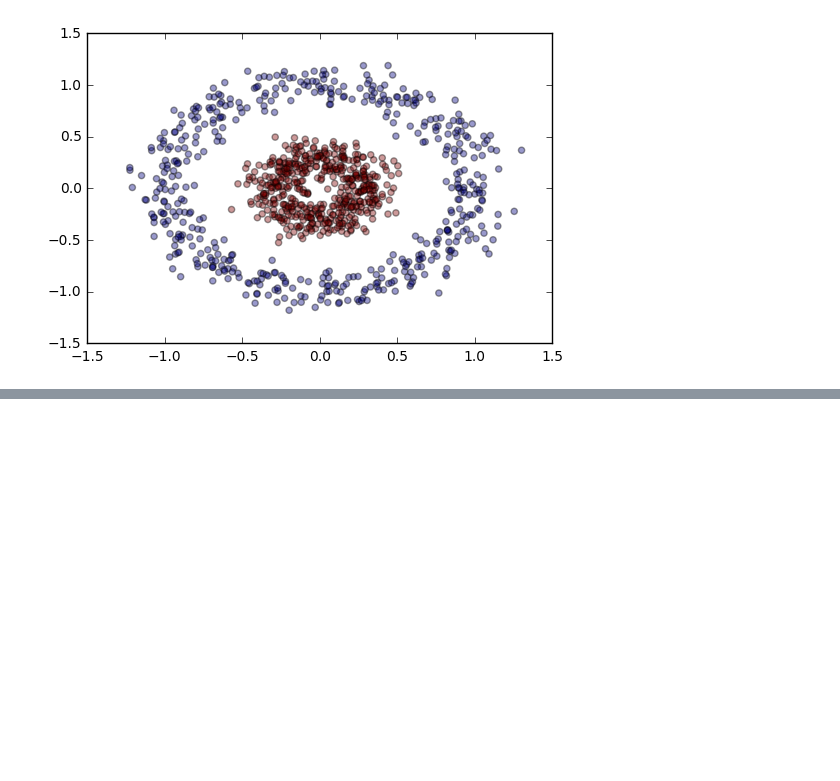
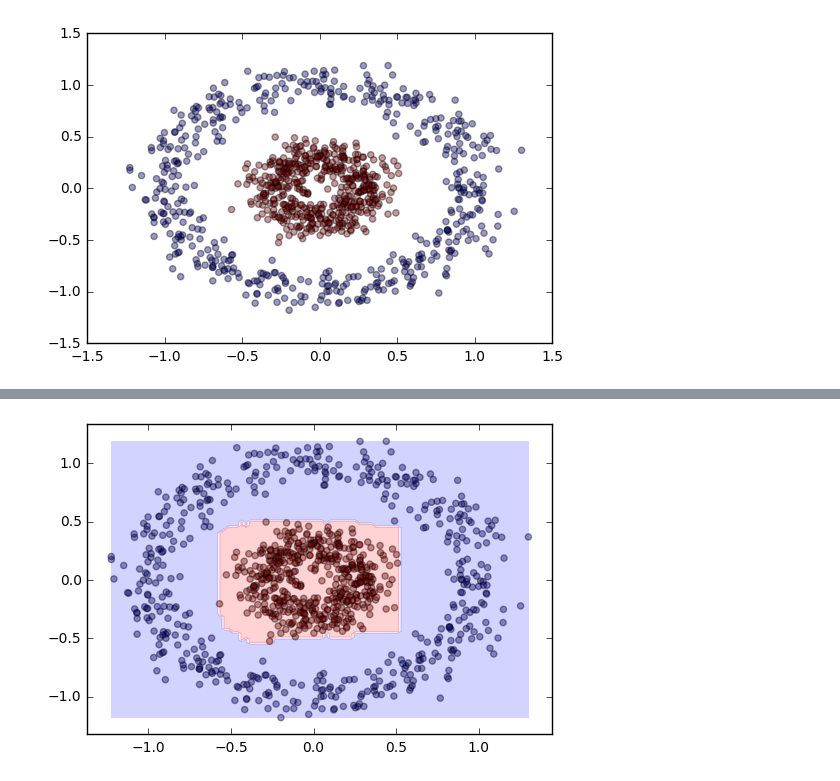
Before and after one commit to mzanetti79/ML-INFN, a Jupyter notebook: DL-INFN/0_Intro.ipynb, the cells around one changed output, grey strips where cells are left out. Drawn from its saved outputs; the diff is of its cells as text; code cells hidden in the pictures; blank space fills up the shorter version.

```diff
--- a/DL-INFN/0_Intro.ipynb
+++ b/DL-INFN/0_Intro.ipynb
@@ -104,0 +103,10 @@ Which changes make the model converge faster to a solution? Discuss with the per
+# %%
+# Random Forest
+
+from sklearn.ensemble import RandomForestClassifier
+
+model = RandomForestClassifier()
+model.fit(X, y)
+plot_decision_boundary(model, X, y)
+# %% [output]
+[figure, added]
```
Also changed, not shown: parts of 9 cells of this notebook, 23 other files.
